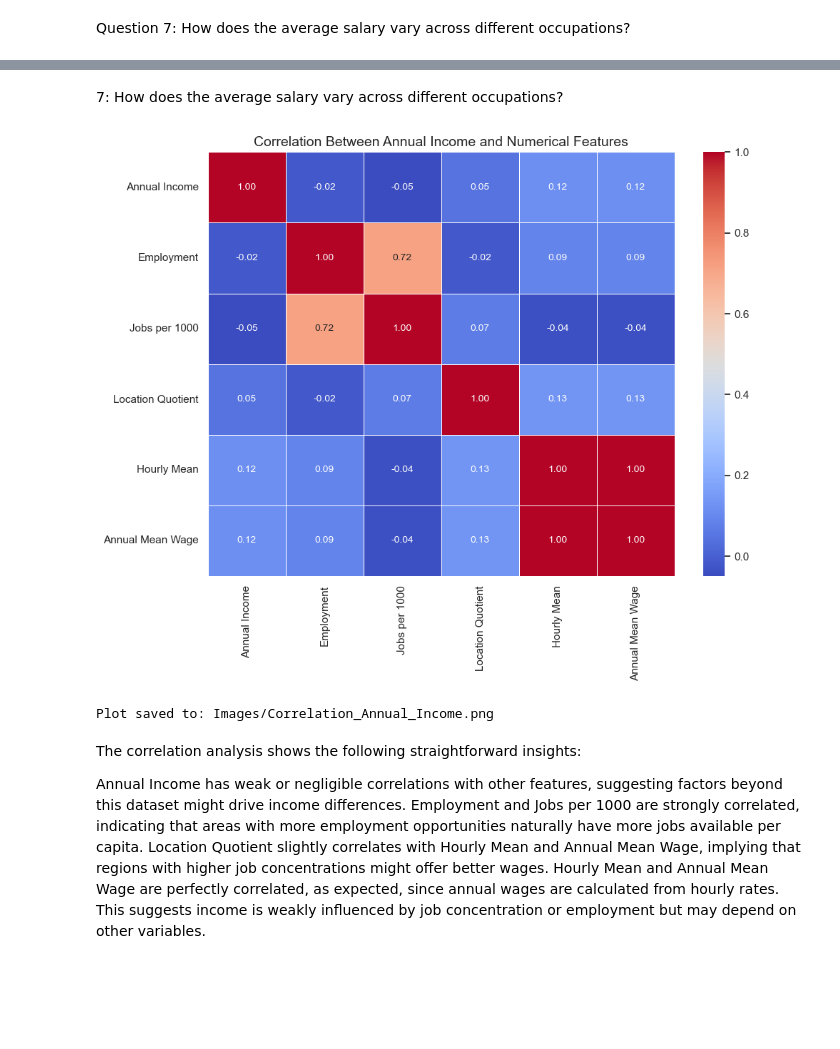
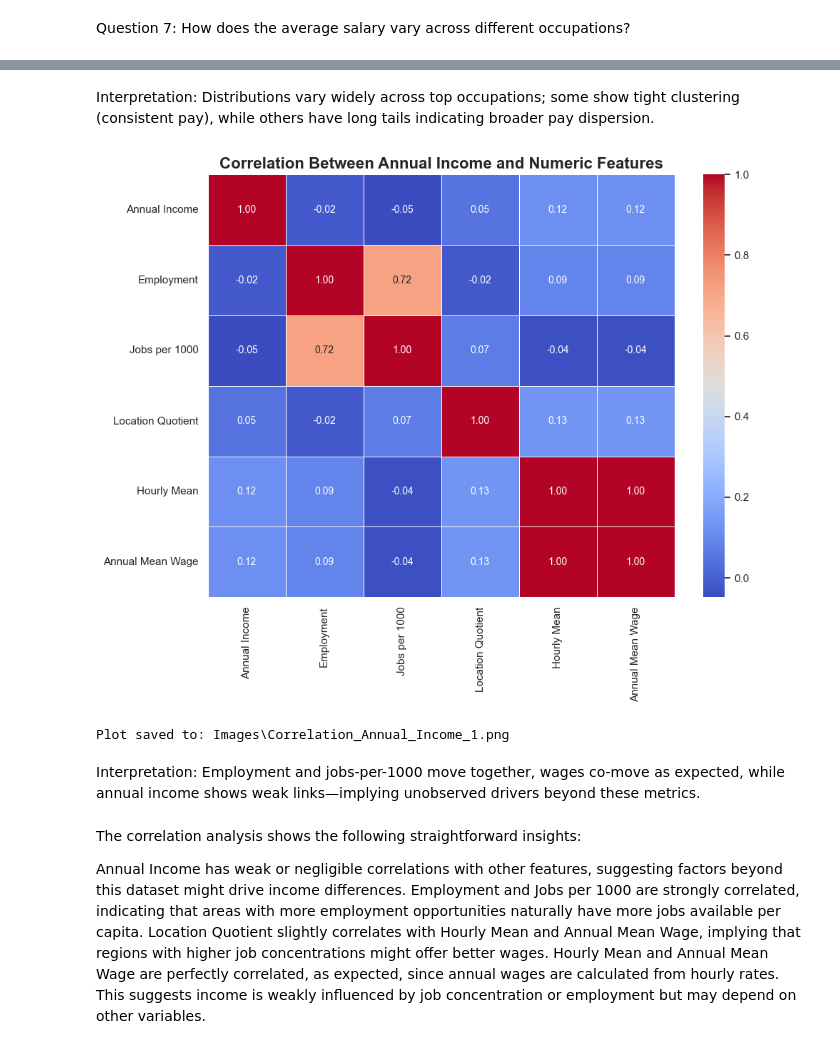
Before and after one commit to MarwaBS/high-pay-salary-predictor, a Jupyter notebook: data_viz.ipynb, the cells around one changed output, grey strips where cells are left out. Saved outputs shown, nothing was run; the diff lists cells and outputs as text; code cells hidden in the pictures; blank space fills up the shorter version.

```diff
--- a/data_viz.ipynb
+++ b/data_viz.ipynb
@@ -364,0 +367,17 @@ state_distribution.columns = ['State', 'High Paid Individuals']
+# %%
+# Distribution of high-paid individuals across states
+state_col = 'State Abbreviation' if 'State Abbreviation' in df.columns else 'State'
+state_distribution = (
+    df.groupby(state_col)['Annual Income'].count().sort_values(ascending=True).tail(20)
+)
+plt.figure(figsize=(12, 8))
+ax = sns.barplot(x=state_distribution.values, y=state_distribution.index, palette=PALETTE['count_seq'])
+ax.set_title('Distribution of High-Paid Individuals by State', fontsize=16, weight='bold')
+ax.set_xlabel('Number of High-Paid Individuals')
+ax.set_ylabel('State')
+for i, v in enumerate(state_distribution.values):
+    ax.text(v, i, f' {v:,}', va='center', ha='left', fontsize=10)
+ax.grid(axis='x', linestyle='--', alpha=0.5)
+plt.tight_layout()
+plot_path = 'Images/High_Paid_Individuals_by_State.png'
+saved_path = save_show_close(plot_path, bbox_inches='tight', dpi=300)
@@ -411,41 +418,27 @@ Plot saved to: Images/Top_10_Salary_Distribution.png
-# %% [markdown]
- 7: How does the average salary vary across different occupations?
+# %% [markdown]
+Interpretation: Distributions vary widely across top occupations; some show tight clustering (consistent pay), while others have long tails indicating broader pay dispersion.
 # %%
-import seaborn as sns
-import matplotlib.pyplot as plt
-
-# Selecting numerical columns for correlation
-numerical_columns = [
+# Correlation among numeric features
+num_candidates = [
     'Annual Income', 'Employment', 'Jobs per 1000',
     'Location Quotient', 'Hourly Mean', 'Annual Mean Wage'
-]
-
-# Calculating the correlation matrix
-correlation_matrix = df[numerical_columns].corr()
-
-# Plotting the heatmap
-plt.figure(figsize=(10, 8))
-sns.heatmap(
-    correlation_matrix,
-    annot=True,
-    cmap='coolwarm',
-    fmt='.2f',
-    linewidths=0.5,
-    annot_kws={"size": 10}
-)
-
-plt.title('Correlation Between Annual Income and Numerical Features', fontsize=14)
-plt.tight_layout()
-
-# Save the heatmap
-plot_path = 'Images/Correlation_Annual_Income.png'
-plt.savefig(plot_path)
-plt.show()
-
-print(f"Plot saved to: {plot_path}")
+ ]
+num_cols = [c for c in num_candidates if c in df.columns]
+if len(num_cols) >= 2:
+    corr = df[num_cols].corr()
+    plt.figure(figsize=(10, 8))
+    ax = sns.heatmap(corr, annot=True, cmap='coolwarm', fmt='.2f', linewidths=0.5, annot_kws={'size': 10})
+    ax.set_title('Correlation Between Annual Income and Numeric Features', fontsize=16, weight='bold')
+    plt.tight_layout()
+    plot_path = 'Images/Correlation_Annual_Income.png'
+    saved_path = save_show_close(plot_path, bbox_inches='tight', dpi=300)
+else:
+    print(f'Skipped: not enough numeric columns found among: {num_cols}')
 # %% [output]
-[figure, old version]
+[figure, new version]
-Plot saved to: Images/Correlation_Annual_Income.png
+Plot saved to: Images\Correlation_Annual_Income_1.png
+# %% [markdown]
+Interpretation: Employment and jobs-per-1000 move together, wages co-move as expected, while annual income shows weak links—implying unobserved drivers beyond these metrics.
 # %% [markdown]
 The correlation analysis shows the following straightforward insights:
 
```
Also changed, not shown: parts of 57 cells of this notebook, 25 other files.
